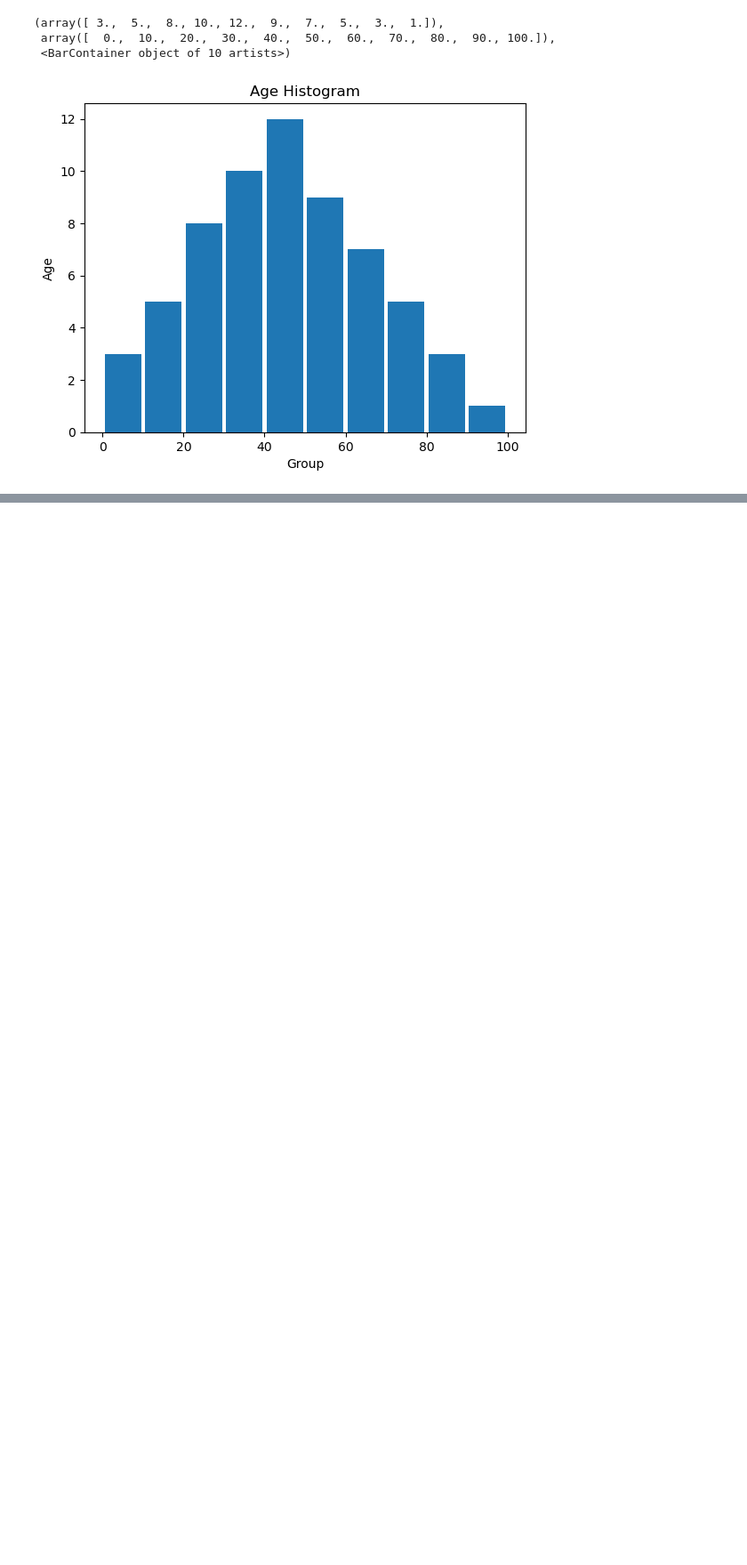
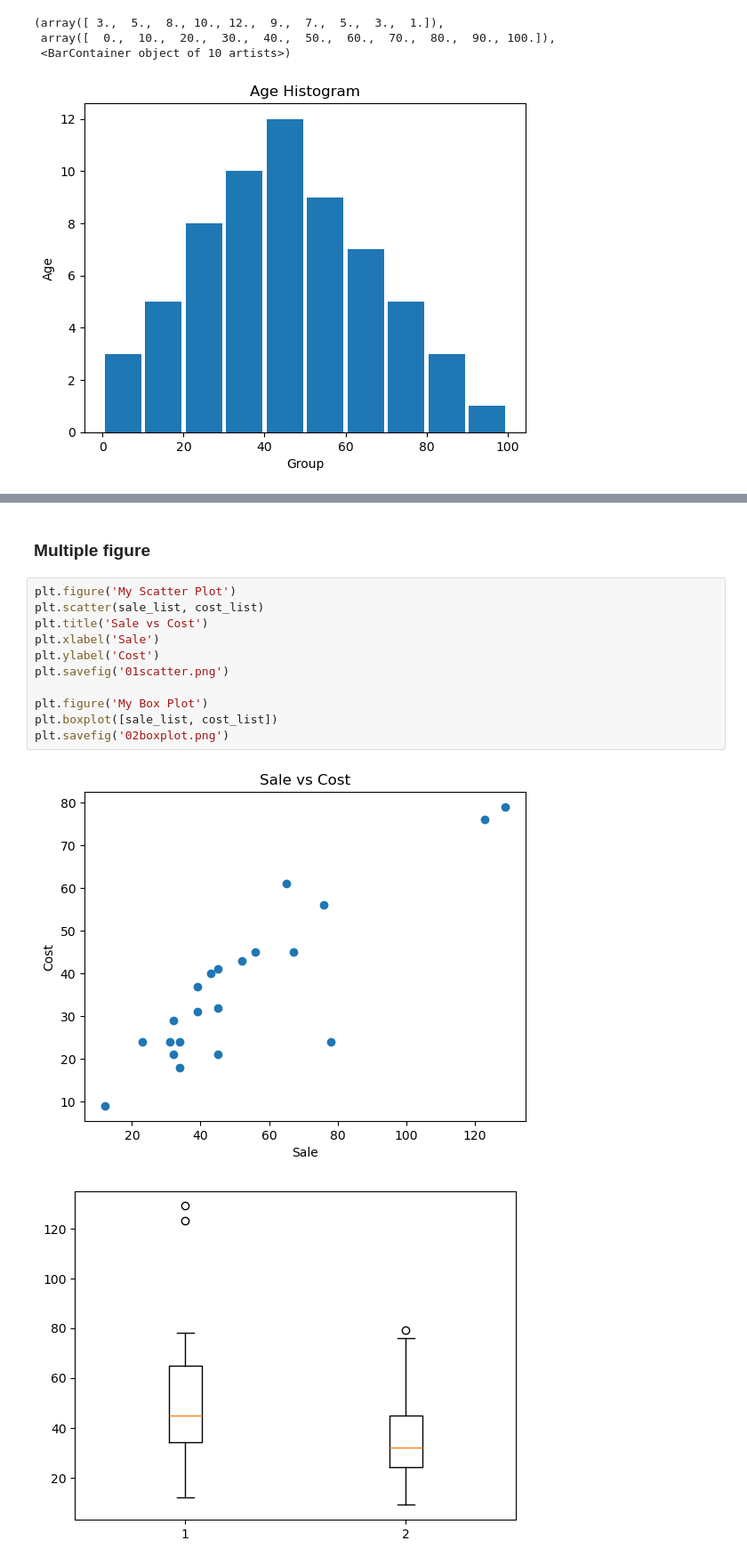
Before and after one commit to vishaltechevangelist/cds_and_ml, a Jupyter notebook: notebooks/data-visualization.ipynb, the cells around one changed output, grey strips where cells are left out. Shown at 89% size. Cells and saved outputs as stored; diff of their text form; blank space fills up the shorter version.

```diff
--- a/notebooks/data-visualization.ipynb
+++ b/notebooks/data-visualization.ipynb
@@ -59,0 +138,16 @@ plt.hist(age_list, bins, rwidth=0.9)
+# %% [markdown]
+### Multiple figure
+# %%
+plt.figure('My Scatter Plot')
+plt.scatter(sale_list, cost_list)
+plt.title('Sale vs Cost')
+plt.xlabel('Sale')
+plt.ylabel('Cost')
+plt.savefig('01scatter.png')
+
+plt.figure('My Box Plot')
+plt.boxplot([sale_list, cost_list])
+plt.savefig('02boxplot.png')
+# %% [output]
+[figure, added]
+[figure, added]
```
Also changed, not shown: parts of 13 cells of this notebook, 3 other files.
